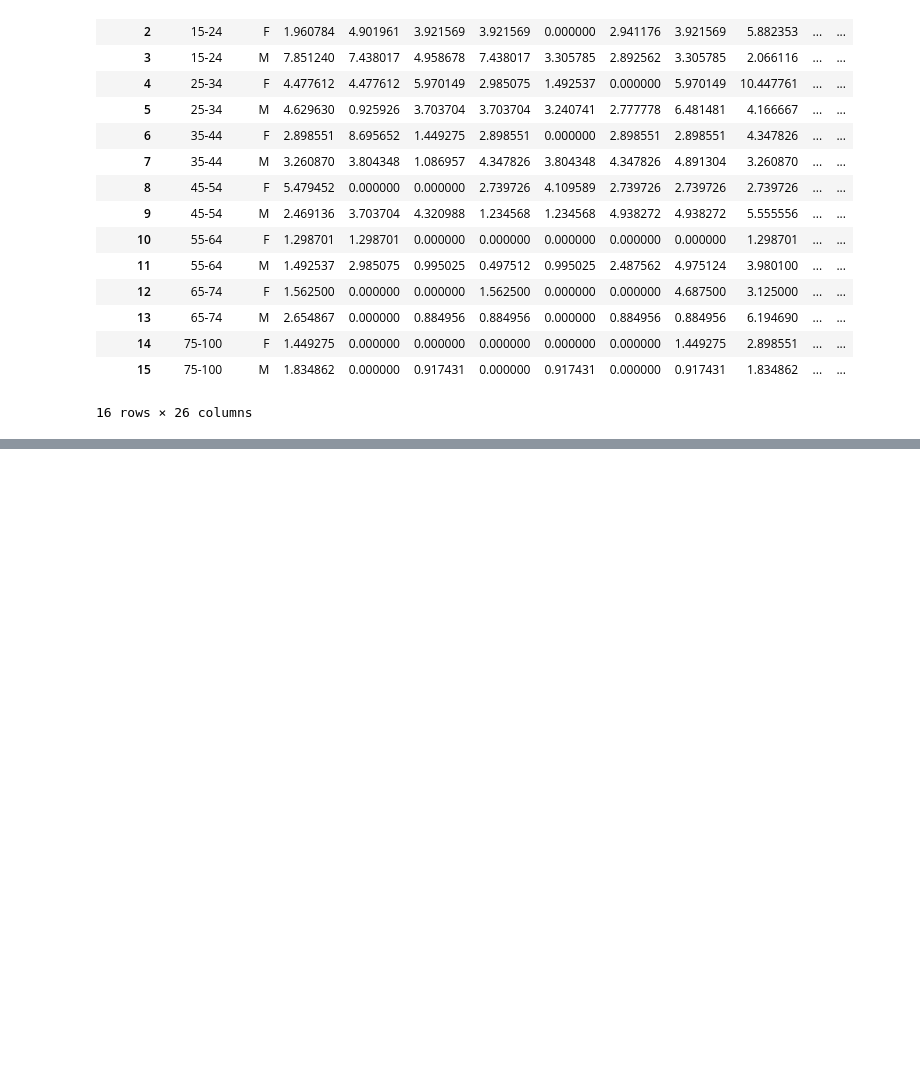
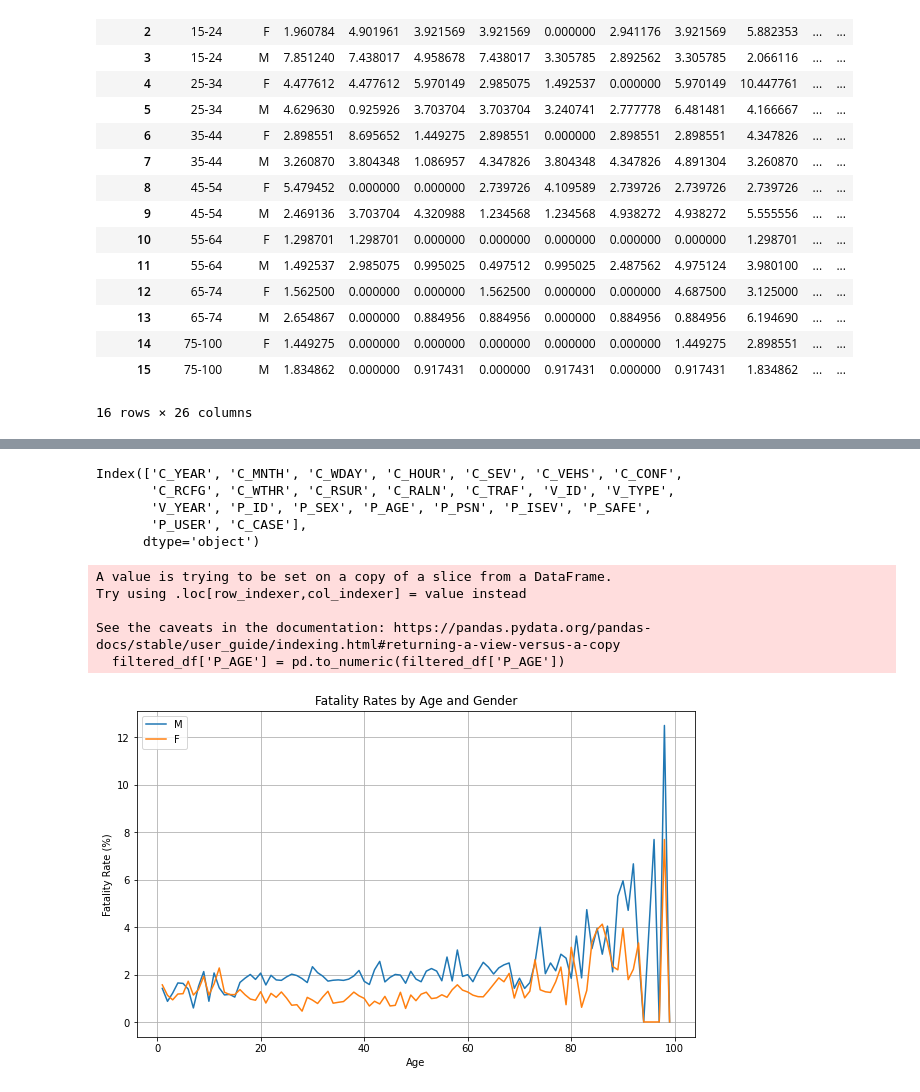
Before and after one commit to pokwir/National-Collision-Database-Analysis, a Jupyter notebook: notebooks/data_analysis.ipynb, the cells around one changed output, grey strips where cells are left out. Saved outputs shown, nothing was run; the diff lists cells and outputs as text; code cells hidden in the pictures; blank space fills up the shorter version.

```diff
--- a/notebooks/data_analysis.ipynb
+++ b/notebooks/data_analysis.ipynb
@@ -811,0 +768,55 @@ plt.show()
+# %%
+df = copy.deepcopy(data)
+# %%
+df.columns
+# %% [output]
+Index(['C_YEAR', 'C_MNTH', 'C_WDAY', 'C_HOUR', 'C_SEV', 'C_VEHS', 'C_CONF',
+       'C_RCFG', 'C_WTHR', 'C_RSUR', 'C_RALN', 'C_TRAF', 'V_ID', 'V_TYPE',
+       'V_YEAR', 'P_ID', 'P_SEX', 'P_AGE', 'P_PSN', 'P_ISEV', 'P_SAFE',
+       'P_USER', 'C_CASE'],
+      dtype='object')
+# %%
+df = df[df['P_AGE']!= 'UU']
+df = df[df['P_AGE']!= 'NN']
+df = df[df['P_ISEV']!= 'U']
+df = df[df['P_ISEV']!= 'N']
+df = df[df['P_SEX']!= 'U']
+
+
+relevant_columns = ['P_SEX', 'P_AGE', 'C_SEV']
+filtered_df = df[relevant_columns]
+
+# Filter out rows with unknown gender and non-numeric ages
+# filtered_df = filtered_df[filtered_df['P_SEX'].isin(['M', 'F'])]
+# filtered_df = filtered_df[filtered_df['P_AGE'].str.isnumeric()]
+
+# Convert 'P_AGE' to numeric
+# Convert 'P_AGE' to numeric
+filtered_df['P_AGE'] = pd.to_numeric(filtered_df['P_AGE'])
+
+# Group by age, gender, and calculate fatality rates
+grouped_df = filtered_df.groupby(['P_AGE', 'P_SEX']).agg(
+    Total=('P_SEX', 'count'),
+    Fatalities=('C_SEV', lambda x: (x == 1).sum())
+).reset_index()
+
+grouped_df['Fatality Rate'] = (grouped_df['Fatalities'] / grouped_df['Total']) * 100
+
+# Plot fatality rates by age and gender
+plt.figure(figsize=(10, 6))
+for gender in ['M', 'F']:
+    gender_data = grouped_df[grouped_df['P_SEX'] == gender]
+    plt.plot(gender_data['P_AGE'], gender_data['Fatality Rate'], label=gender)
+plt.xlabel('Age')
+plt.ylabel('Fatality Rate (%)')
+plt.title('Fatality Rates by Age and Gender')
+plt.legend()
+plt.grid(True)
+plt.show()
+# %% [output]
+A value is trying to be set on a copy of a slice from a DataFrame.
+Try using .loc[row_indexer,col_indexer] = value instead
+
+See the caveats in the documentation: https://pandas.pydata.org/pandas-docs/stable/user_guide/indexing.html#returning-a-view-versus-a-copy
+  filtered_df['P_AGE'] = pd.to_numeric(filtered_df['P_AGE'])
+[figure, added]
```
Also changed, not shown: parts of 15 cells of this notebook, 28 other files.
